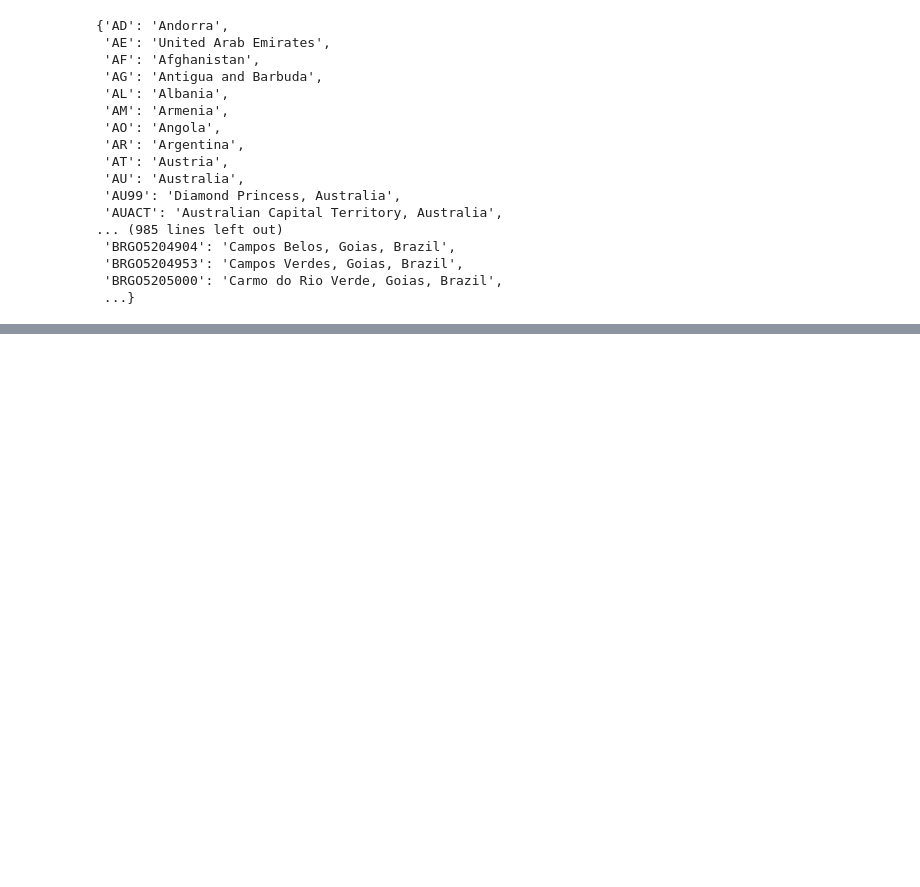
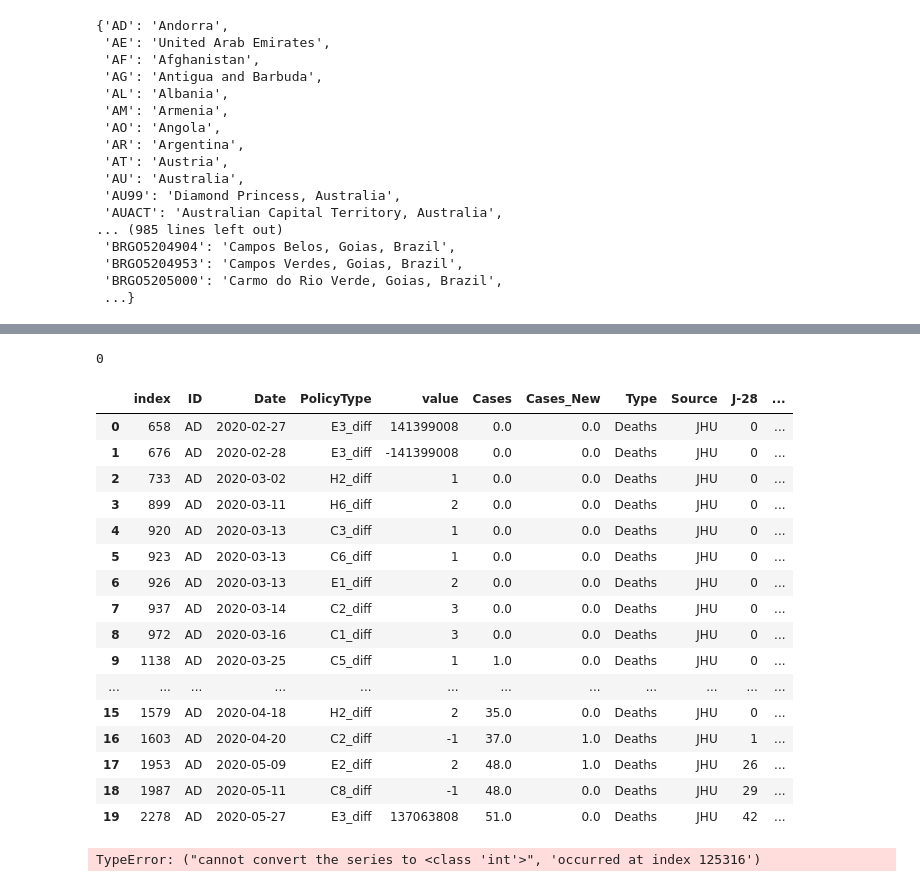
Before and after one commit to TristanBOOK/coronanet, a Jupyter notebook: Notebooks/Laurent_weekend_exploration.ipynb, the cells around one changed output, grey strips where cells are left out. Saved outputs shown, nothing was run; the diff lists cells and outputs as text; code cells hidden in the pictures; blank space fills up the shorter version.

```diff
--- a/Notebooks/Laurent_weekend_exploration.ipynb
+++ b/Notebooks/Laurent_weekend_exploration.ipynb
@@ -316,0 +242,54 @@ country_dict
+# %%
+merge = df_merge.copy()
+# %%
+def salut(pays, date, jours, Type='Deaths'):
+    j14 = date+datetime.timedelta(days=jours)
+
+    if j14 < pd.to_datetime('2020-12-04'):
+        try:
+            tmp = df_cases[(df_cases['ID']==pays) & (df_cases['Type']==Type)]
+            return int(tmp[tmp['Date']==j14]['Cases'])
+        except:
+            return np.nan
+# %%
+salut('AD', pd.to_datetime('2020-01-26'), 7)
+# %% [output]
+0
+# %%
+merge = merge[merge['value']!=0]
+merge_test = merge.copy()
+merge_test.reset_index(inplace=True)
+# merge_test['J7'] = merge_test.apply(lambda row: salut(row['ID'], row['Date'],jours=7,Type='Deaths'), axis=1,result_type='reduce' )
+# %%
+jours = [-56, -42, -35, -28, -21, -14, -7, 0, 7, 14, 21, 28, 35, 42, 49, 56]
+
+for j in jours:
+    merge_test[f'J{j}'] = -10000
+    merge_test[f'J{j}'] = merge_test.apply(lambda row: salut(row['ID'], row['Date'],jours=j,Type='Deaths'), axis=1)
+# %%
+merge_test
+# %% [output]
+|  | index | ID | Date | PolicyType | value | Cases | Cases_New | Type | Source | J-28 | ... |
+| 0 | 658 | AD | 2020-02-27 | E3_diff | 141399008 | 0.0 | 0.0 | Deaths | JHU | 0 | ... |
+| 1 | 676 | AD | 2020-02-28 | E3_diff | -141399008 | 0.0 | 0.0 | Deaths | JHU | 0 | ... |
+| 2 | 733 | AD | 2020-03-02 | H2_diff | 1 | 0.0 | 0.0 | Deaths | JHU | 0 | ... |
+| 3 | 899 | AD | 2020-03-11 | H6_diff | 2 | 0.0 | 0.0 | Deaths | JHU | 0 | ... |
+| 4 | 920 | AD | 2020-03-13 | C3_diff | 1 | 0.0 | 0.0 | Deaths | JHU | 0 | ... |
+| 5 | 923 | AD | 2020-03-13 | C6_diff | 1 | 0.0 | 0.0 | Deaths | JHU | 0 | ... |
+| 6 | 926 | AD | 2020-03-13 | E1_diff | 2 | 0.0 | 0.0 | Deaths | JHU | 0 | ... |
+| 7 | 937 | AD | 2020-03-14 | C2_diff | 3 | 0.0 | 0.0 | Deaths | JHU | 0 | ... |
+| 8 | 972 | AD | 2020-03-16 | C1_diff | 3 | 0.0 | 0.0 | Deaths | JHU | 0 | ... |
+| 9 | 1138 | AD | 2020-03-25 | C5_diff | 1 | 1.0 | 0.0 | Deaths | JHU | 0 | ... |
+| ... | ... | ... | ... | ... | ... | ... | ... | ... | ... | ... | ... |
+| 15 | 1579 | AD | 2020-04-18 | H2_diff | 2 | 35.0 | 0.0 | Deaths | JHU | 0 | ... |
+| 16 | 1603 | AD | 2020-04-20 | C2_diff | -1 | 37.0 | 1.0 | Deaths | JHU | 1 | ... |
+| 17 | 1953 | AD | 2020-05-09 | E2_diff | 2 | 48.0 | 1.0 | Deaths | JHU | 26 | ... |
+| 18 | 1987 | AD | 2020-05-11 | C8_diff | -1 | 48.0 | 0.0 | Deaths | JHU | 29 | ... |
+| 19 | 2278 | AD | 2020-05-27 | E3_diff | 137063808 | 51.0 | 0.0 | Deaths | JHU | 42 | ... |
+# %%
+merge = merge[merge['value']!=0]
+merge_test = merge.copy()
+merge_test = merge_test
+merge_test['J7'] = merge_test.apply(lambda row: salut(row['ID'], row['Date'],jours=7,Type='Deaths'), axis=1,result_type='reduce' )
+# %% [output]
+TypeError: ("cannot convert the series to <class 'int'>", 'occurred at index 125316')
```
Also changed, not shown: parts of 39 cells of this notebook, 1 other file.
